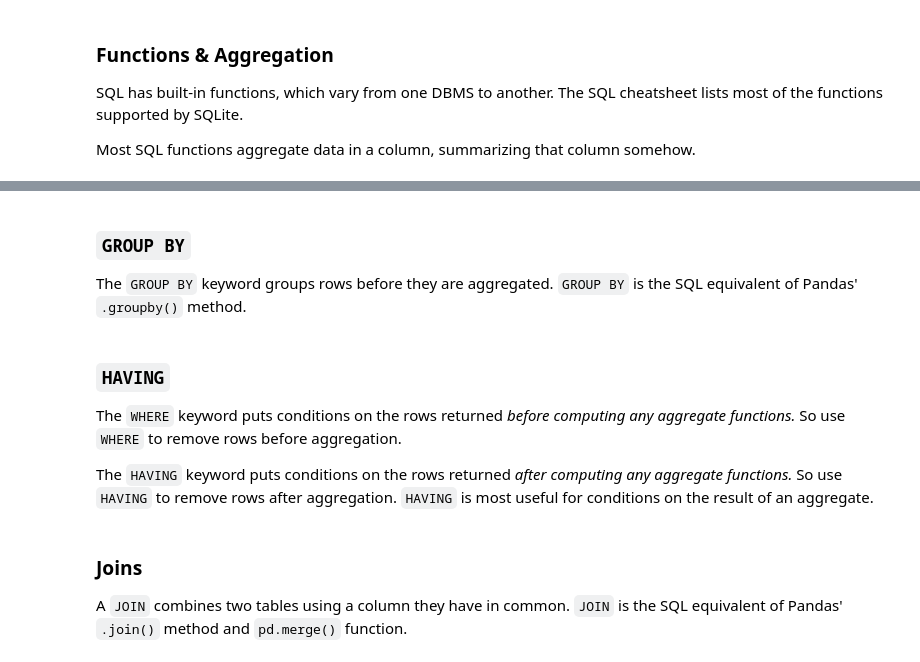
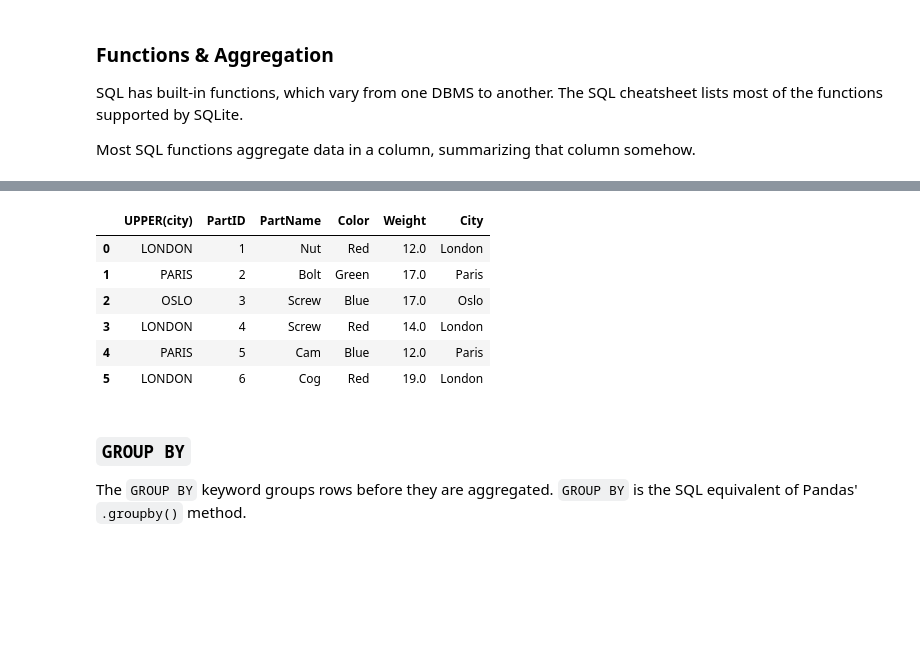
Before and after one commit to 2019-winter-ucdavis-sta141b/notes, a Jupyter notebook: lecture/02.21/notes.ipynb, the cells around one changed output, grey strips where cells are left out. Drawn from its saved outputs; the diff is of its cells as text; code cells hidden in the pictures; blank space fills up the shorter version.

```diff
--- a/lecture/02.21/notes.ipynb
+++ b/lecture/02.21/notes.ipynb
@@ -156,14 +346,14 @@ Most SQL functions aggregate data in a column, summarizing that column somehow.
+# %%
+pd.read_sql("SELECT UPPER(city), * FROM parts;", db)
+# %% [output]
+|  | UPPER(city) | PartID | PartName | Color | Weight | City |
+| 0 | LONDON | 1 | Nut | Red | 12.0 | London |
+| 1 | PARIS | 2 | Bolt | Green | 17.0 | Paris |
+| 2 | OSLO | 3 | Screw | Blue | 17.0 | Oslo |
+| 3 | LONDON | 4 | Screw | Red | 14.0 | London |
+| 4 | PARIS | 5 | Cam | Blue | 12.0 | Paris |
+| 5 | LONDON | 6 | Cog | Red | 19.0 | London |
 # %% [markdown]
 ### `GROUP BY`
 
 The `GROUP BY` keyword groups rows before they are aggregated. `GROUP BY` is the SQL equivalent of Pandas' `.groupby()` method.
-# %% [markdown]
-### `HAVING`
-
-The `WHERE` keyword puts conditions on the rows returned _before computing any aggregate functions._ So use `WHERE` to remove rows before aggregation.
-
-The `HAVING` keyword puts conditions on the rows returned _after computing any aggregate functions._ So use `HAVING` to remove rows after aggregation. `HAVING` is most useful for conditions on the result of an aggregate.
-# %% [markdown]
-### Joins
-
-A `JOIN` combines two tables using a column they have in common. `JOIN` is the SQL equivalent of Pandas' `.join()` method and `pd.merge()` function.
```
Also changed, not shown: parts of 33 cells of this notebook.
